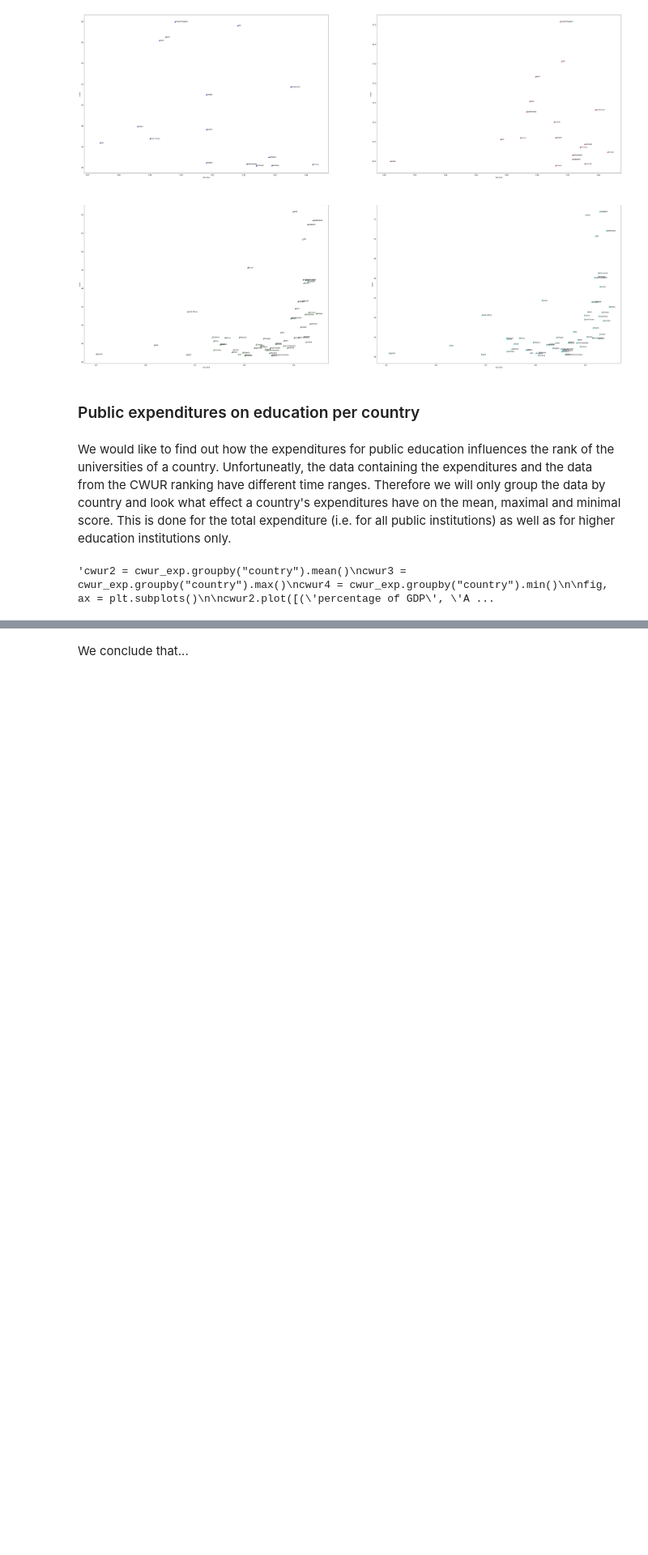
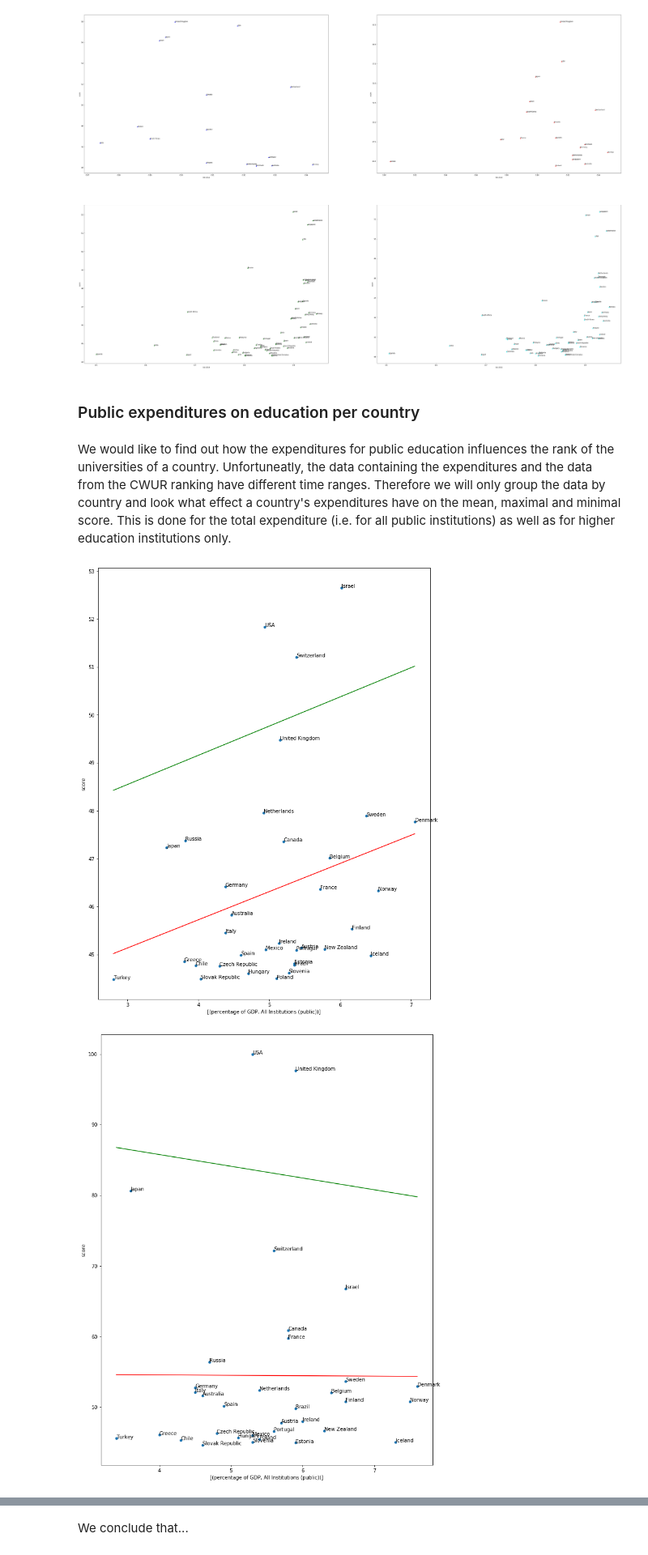
Before and after one commit to AjayvirS/uni-ranking, a Jupyter notebook: EX3_final.ipynb, the cells around one changed output, grey strips where cells are left out. Shown at 81% size. Saved outputs shown, nothing was run; the diff lists cells and outputs as text; code cells hidden in the pictures; blank space fills up the shorter version.

Commit message:
added the missing data and fixed my due to missing data

```diff
--- a/EX3_final.ipynb
+++ b/EX3_final.ipynb
@@ -53,8 +53,8 @@ uni2country = pd.read_csv(datapath + "/school_and_country_table.csv", header=0)
 educ_expenditure = pd.read_csv(datapath + "/education_expenditure_supplementary_data.csv",
                                header=0,
                                quotechar="\"")
-#nbupc = pd.read_csv("data/universities_per_country.tsv", header=0, sep="\t", )
-#inh = pd.read_csv("data/inhabitants/inhabitants.csv", header=0, sep=",", quotechar = "\"")
+nbupc = pd.read_csv("data/nbupc.tsv", header=0, sep="\t", engine='python')
+inh = pd.read_csv("data/inh.csv", header=0, sep=",", quotechar = "\"")
 hdi = pd.read_csv(datapath + "/Human_Development_Index.csv")
 countr_reg = pd.read_csv(datapath + "/countries_region.csv")
 # %% [markdown]
@@ -76,12 +76,12 @@ hdi_indexed = hdi_ref.set_index(['year', 'country'])
 hdi_indexed = hdi_indexed.loc[(slice(2012, 2015))]
 hdi_ref = hdi_indexed.reset_index()
 
-#nbupc = nbupc[["COUNTRY ", "ALL"]]
-#nbupc.columns = ["country", "number of universities"]
-#nbupc["country"]=nbupc["country"].str.strip()
+nbupc = nbupc[["COUNTRY", "ALL"]]
+nbupc.columns = ["country", "number of universities"]
+nbupc["country"]=nbupc["country"].str.strip()
 
-#inh = inh[["Country Name", "2018"]]
-#inh.columns = ["country", "inhabitants"]
+inh = inh[["Country Name", "2018"]]
+inh.columns = ["country", "inhabitants"]
 
 # clean the columns by stripping the string
 educ_expenditure["institute_type"]=educ_expenditure["institute_type"].str.strip()
@@ -151,8 +151,8 @@ uni2country = uni2country.replace({"country": country_dict})
 educ_expenditure = educ_expenditure.replace({"country": country_dict})
 countr_reg = countr_reg.replace({"country": country_dict})
 hdi_ref = hdi_ref.replace({"country": country_dict})
-#nbupc = nbupc.replace({"country": country_dict})
-#inh = inh.replace({"country": country_dict})
+nbupc = nbupc.replace({"country": country_dict})
+inh = inh.replace({"country": country_dict})
 
 cwur = cwur.replace({"university_name": uni_dict})
 shanghai = shanghai.replace({"university_name": uni_dict})
@@ -542,7 +553,7 @@ cwur.set_index(["year", "university_name"], inplace=True)
 # %% [markdown]
 We would like to find out how the expenditures for public education influences the rank of the universities of a country. Unfortuneatly, the data containing the expenditures and the data from the CWUR ranking have different time ranges. Therefore we will only group the data by country and look what effect a country's expenditures have on the mean, maximal and minimal score. This is done for the total expenditure (i.e. for all public institutions) as well as for higher education institutions only.
 # %%
-"""cwur2 = cwur_exp.groupby("country").mean()
+cwur2 = cwur_exp.groupby("country").mean()
 cwur3 = cwur_exp.groupby("country").max()
 cwur4 = cwur_exp.groupby("country").min()
 
@@ -571,32 +582,32 @@ x=cwur3[('percentage of GDP', 'All Institutions (public)')]
 y=cwur3["score"]
 b, m = polyfit(x,y, 1)
 plt.plot(x.sort_values(), b + m * x.sort_values(), '-', color="red")
 b, m = polyfit(x,y, 1, w=cwur3["number of universities"])
 plt.plot(x.sort_values(), b + m * x.sort_values(), '-', color="green")
 
 
 for k, v in cwur3.iterrows():
     x = v[('percentage of GDP', 'All Institutions (public)')]
     y = v["score"]
     ax.annotate(k, (x,y))
 plt.show()
 
 fig, ax = plt.subplots()
 cwur4.plot([('percentage of GDP', 'All Institutions (public)')], "score", kind="scatter",
              figsize = (12,16), ax=ax)
 x=cwur4[('percentage of GDP', 'All Institutions (public)')]
 y=cwur4["score"]
 b, m = polyfit(x,y, 1)
 plt.plot(x.sort_values(), b + m * x.sort_values(), '-', color="red")
 
 b, m = polyfit(x,y, 1, w=cwur4["number of universities"])
 plt.plot(x.sort_values(), b + m * x.sort_values(), '-', color="green")
 
 for k, v in cwur4.iterrows():
     x = v[('percentage of GDP', 'All Institutions (public)')]
     y = v["score"]
     ax.annotate(k, (x,y))
 plt.show()
-"""
 # %% [output]
-'cwur2 = cwur_exp.groupby("country").mean()\ncwur3 = cwur_exp.groupby("country").max()\ncwur4 = cwur_exp.groupby("country").min()\n\nfig, ax = plt.subplots()\n\ncwur2.plot([(\'percentage of GDP\', \'A ...
+[figure, added]
+[figure, added]
```
Also changed, not shown: parts of 20 cells of this notebook, 2 other files.
